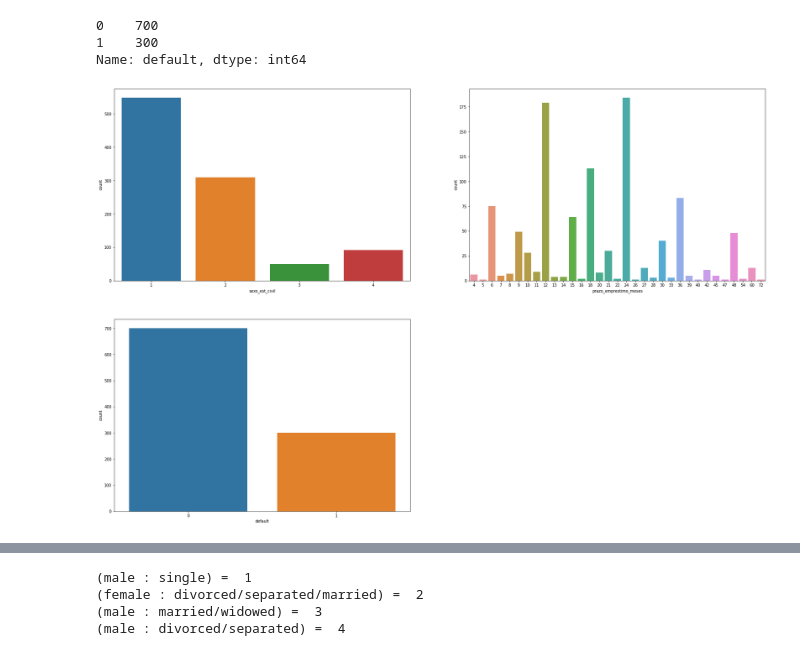
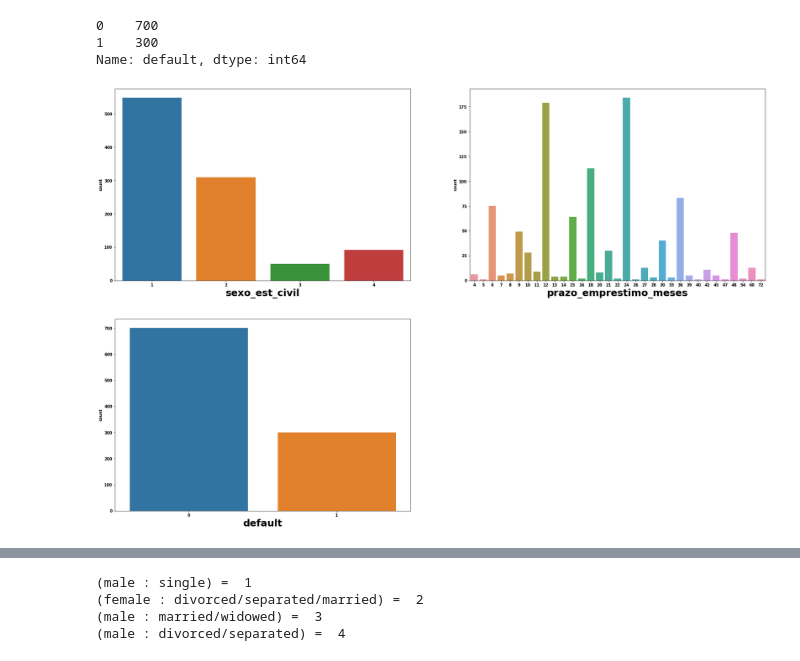
Before and after one commit to leandrofusco/Machine_learning_Credit_Scoring, a Jupyter notebook: Machine_learning_Credit_Scoring.ipynb, the cells around one changed output, grey strips where cells are left out. Cells and saved outputs as stored; diff of their text form; code cells hidden in the pictures.

```diff
--- a/Machine_learning_Credit_Scoring.ipynb
+++ b/Machine_learning_Credit_Scoring.ipynb
@@ -276,14 +278,15 @@ import seaborn as sns
 # %%
 histogramas = ['sexo_est_civil', 'prazo_emprestimo_meses', 'default' ]
 
 lista_histogramas = list(enumerate(histogramas))
 
 plt.figure(figsize=(30,20))
 for i in lista_histogramas:
-  plt.subplot(2, 2, i[0]+1)
-  sns.countplot(x= i[1], data= dados)
+    plt.subplot(2, 2, i[0]+1)
+    sns.countplot(x= i[1], data= dados)
+    plt.xlabel(xlabel=i[1] ,fontdict = {'size':25})
 # %% [output]
-[figure, old version]
+[figure, new version]
 # %%
 plt.figure(figsize=(20,10))
 sns.boxplot(x= 'sexo_est_civil', y= 'idade', data= dados)
```
Also changed, not shown: parts of 23 cells of this notebook.
